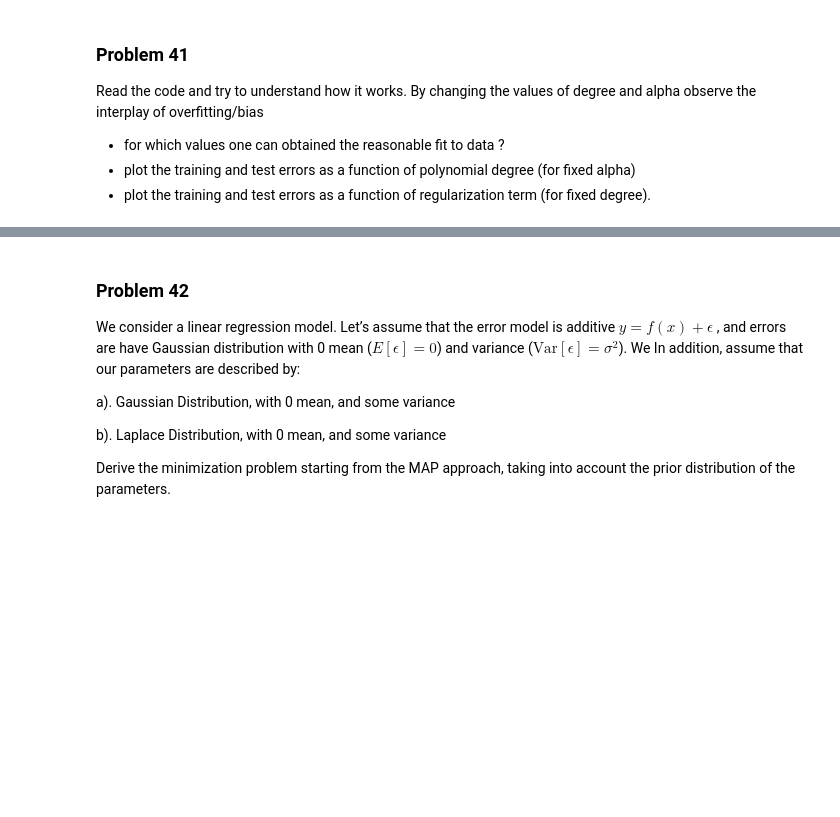
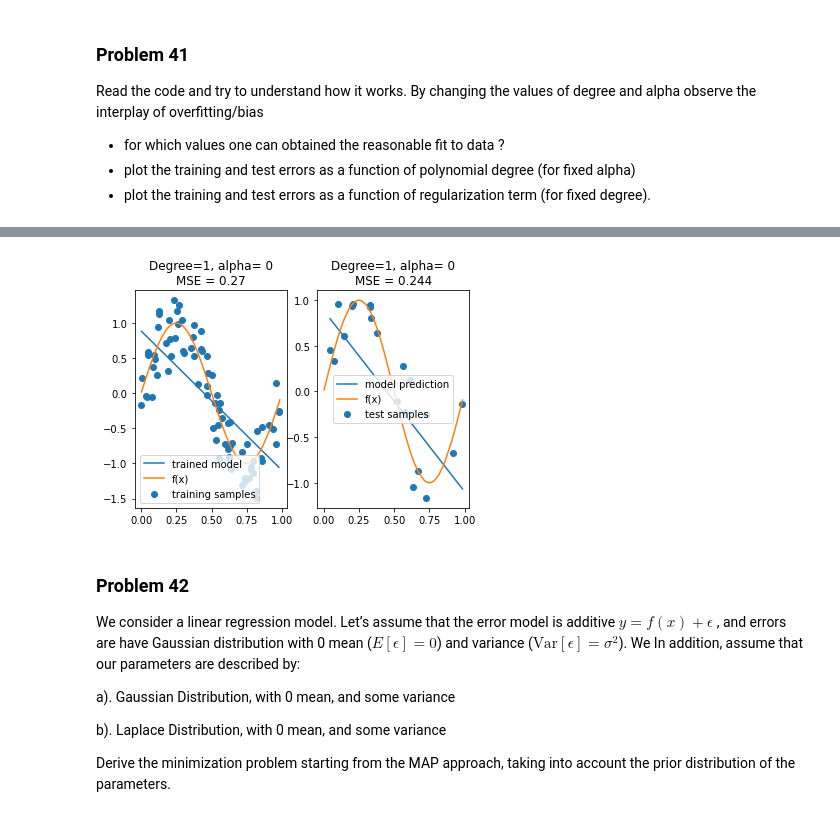
Before and after one commit to kmiec96/Modern-data-science, a Jupyter notebook: ML_2021_set6.ipynb, the cells around one changed output, grey strips where cells are left out. Saved outputs shown, nothing was run; the diff lists cells and outputs as text; code cells hidden in the pictures; blank space fills up the shorter version.

```diff
--- a/ML_2021_set6.ipynb
+++ b/ML_2021_set6.ipynb
@@ -318,0 +326,25 @@ easy
+# %%
+#For the purpose of this exercices we consider the simple noisy sine function.
+def true_f(x):
+    return np.sin(2*np.pi*x)
+
+def sampleWithNoise(nSamples = 100, noiseFraction = 0.3, f = true_f):
+    x = np.sort(np.random.rand(nSamples))
+    return x, f(x) + noiseFraction* np.random.normal(0,1,len(x))
+# %%
+# Number of samples.
+samples = 100
+# Fraction which determines how noisy is or sampled model.
+frac =0.3
+# Polynomial degree used to fit the model.
+polynomialDegree = 1
+# If true the penalty term in the cost function will be used
+withRegularization = False
+# The regularization parameter, which determines the strength of the penalty term.
+alpha = 100
+# In what ratio our sample will be divided into the training and test sets
+# e.g. 0.8 means 80% of sampels for training and 20% for evaluation.
+trainTestSplit = 0.8
+
+if not withRegularization:
+    alpha = 0
@@ -319,3 +394,25 @@ easy
+# %%
+#******Plotting part******
+plt.figure(1)
+plt.subplot(121)
+
+plt.title("Degree={}, alpha= {}\nMSE = {:.3}".format(
+polynomialDegree , alpha, mseTrain))
+plt.scatter(xTrain, yTrain, label = "training samples")
+plt.plot(xTrain, yPredictTrain, label='trained model')
+plt.plot(x, true_f(x), label="f(x)")
+plt.legend(loc="best")
+
+plt.subplot(122)
+plt.title("Degree={}, alpha= {}\nMSE = {:.3}".format(
+polynomialDegree , alpha, mseTest))
+plt.scatter(xTest, yTest, label = "test samples")
+plt.plot(xTest, yPredictTest, label='model prediction')
+plt.plot(x, true_f(x), label="f(x)")
+plt.legend(loc="best")
+plt.show()
+# %% [output]
+[figure, added]
 # %% [markdown]
 ### Problem 42
 We consider a linear regression model. Let’s assume that the error model is additive $y= f(x) + \epsilon$ , and errors are have Gaussian distribution with 0 mean ($E[\epsilon] =0$) and variance
```
Also changed, not shown: parts of 7 cells of this notebook.
